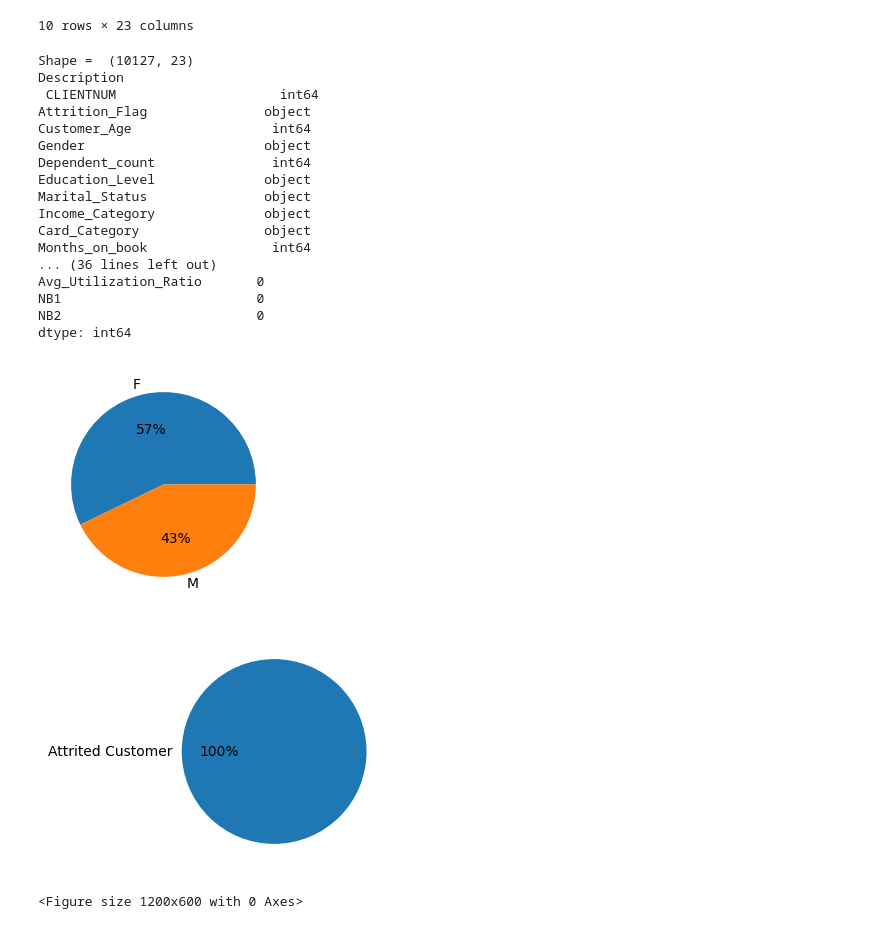
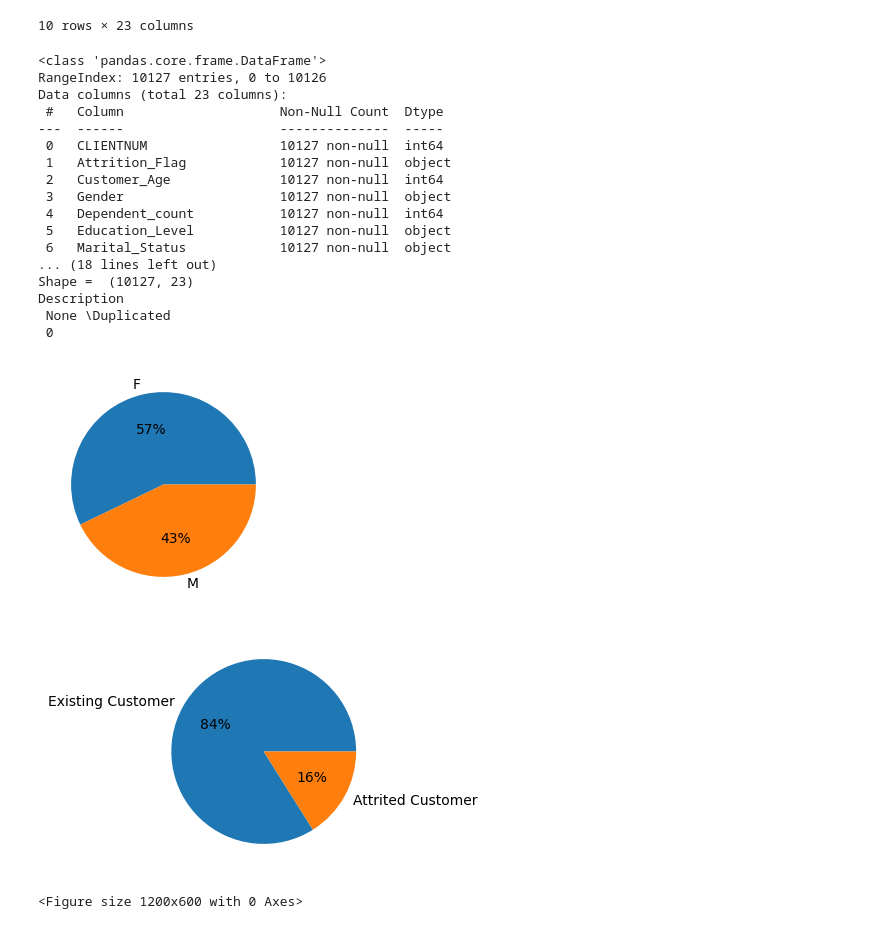
Before and after one commit to AdrielSalguero/Credit-Card-Customers-Prediction, a Jupyter notebook: deepnote/Credit_cards_customer/Notebook 1.ipynb, the cells around one changed output. Saved outputs shown, nothing was run; the diff lists cells and outputs as text; code cells hidden in the pictures.

```diff
--- a/deepnote/Credit_cards_customer/Notebook 1.ipynb
+++ b/deepnote/Credit_cards_customer/Notebook 1.ipynb
@@ -28,49 +33,47 @@ df.head(10)
 | 144 | 767712558 | Attrited Customer | 59 | M | 1 | College | Single | ... |
 10 rows × 23 columns
 # %%
-print('Shape = ',dataframe.shape, '\nDescription\n',dataframe.dtypes)
-
-print('\n Nulls = \n', dataframe.isnull().sum())
+print('Shape = ',dataframe.shape, '\nDescription\n',dataframe.info(),'\Duplicated\n',dataframe.duplicated().sum())
 # %% [output]
+<class 'pandas.core.frame.DataFrame'>
+RangeIndex: 10127 entries, 0 to 10126
+Data columns (total 23 columns):
+ #   Column                    Non-Null Count  Dtype
+---  ------                    --------------  -----
+ 0   CLIENTNUM                 10127 non-null  int64
+ 1   Attrition_Flag            10127 non-null  object
+ 2   Customer_Age              10127 non-null  int64
+ 3   Gender                    10127 non-null  object
+ 4   Dependent_count           10127 non-null  int64
+ 5   Education_Level           10127 non-null  object
+ 6   Marital_Status            10127 non-null  object
+... (18 lines left out)
 Shape =  (10127, 23)
 Description
- CLIENTNUM                     int64
-Attrition_Flag               object
-Customer_Age                  int64
-Gender                       object
-Dependent_count               int64
-Education_Level              object
-Marital_Status               object
-Income_Category              object
-Card_Category                object
-Months_on_book                int64
-... (36 lines left out)
-Avg_Utilization_Ratio       0
-NB1                         0
-NB2                         0
-dtype: int64
+ None \Duplicated
+ 0
 # %%
 plt.figure(figsize=(3, 3))
 
 gender_counts = df['Gender'].value_counts()
 labels = gender_counts.index
 sizes = gender_counts.values
 plt.pie(sizes, labels= labels, autopct='%1.f%%')
 
 plt.show()
 
 
 plt.figure(figsize=(3, 3))
 
-af_counts = df['Attrition_Flag'].value_counts()
+af_counts = dataframe['Attrition_Flag'].value_counts()
 labels = af_counts.index
 sizes = af_counts.values
 plt.pie(sizes, labels= labels, autopct='%1.f%%')
 
 plt.show()
 # %% [output]
 [figure]
-[figure, old version]
+[figure, new version]
 # %%
 
 plt.figure(figsize=(12, 6))
```
Also changed, not shown: parts of 13 cells of this notebook, 1 other file.
